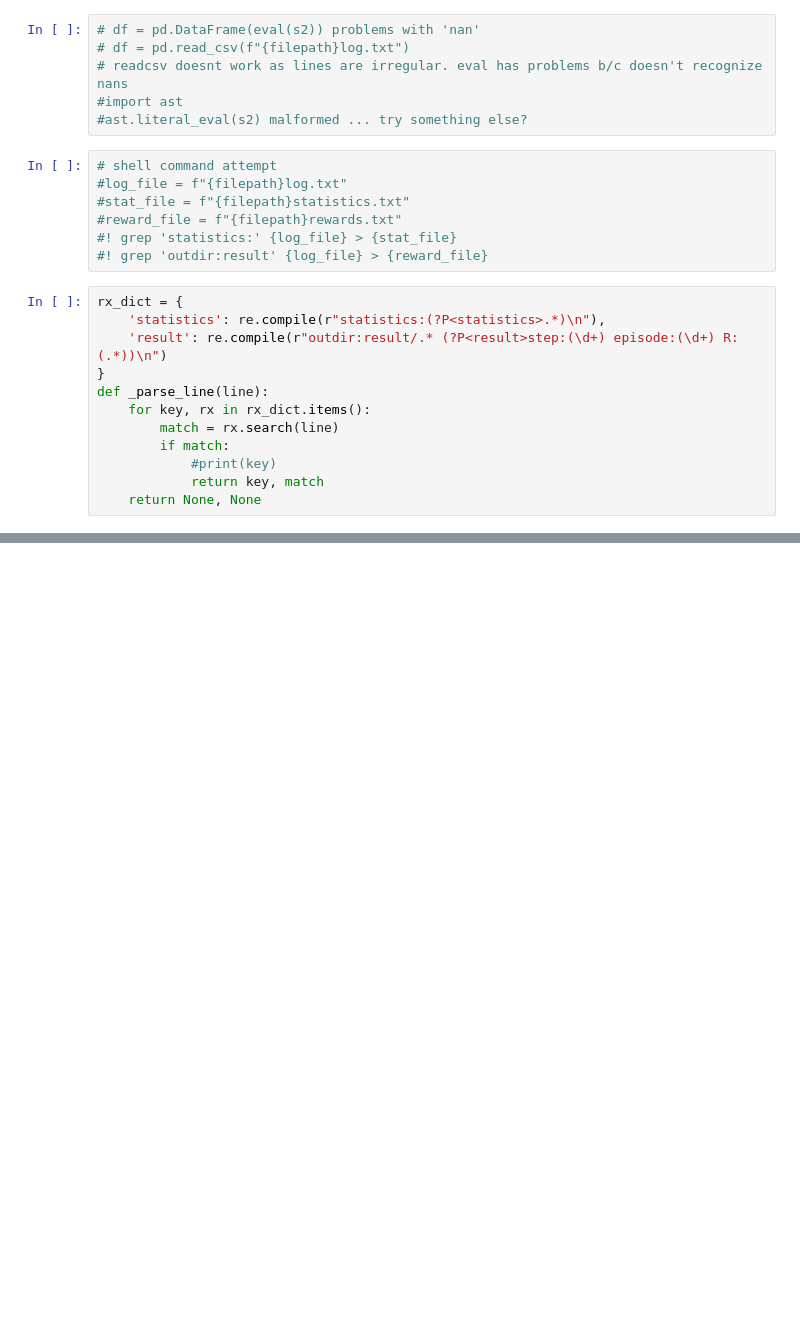
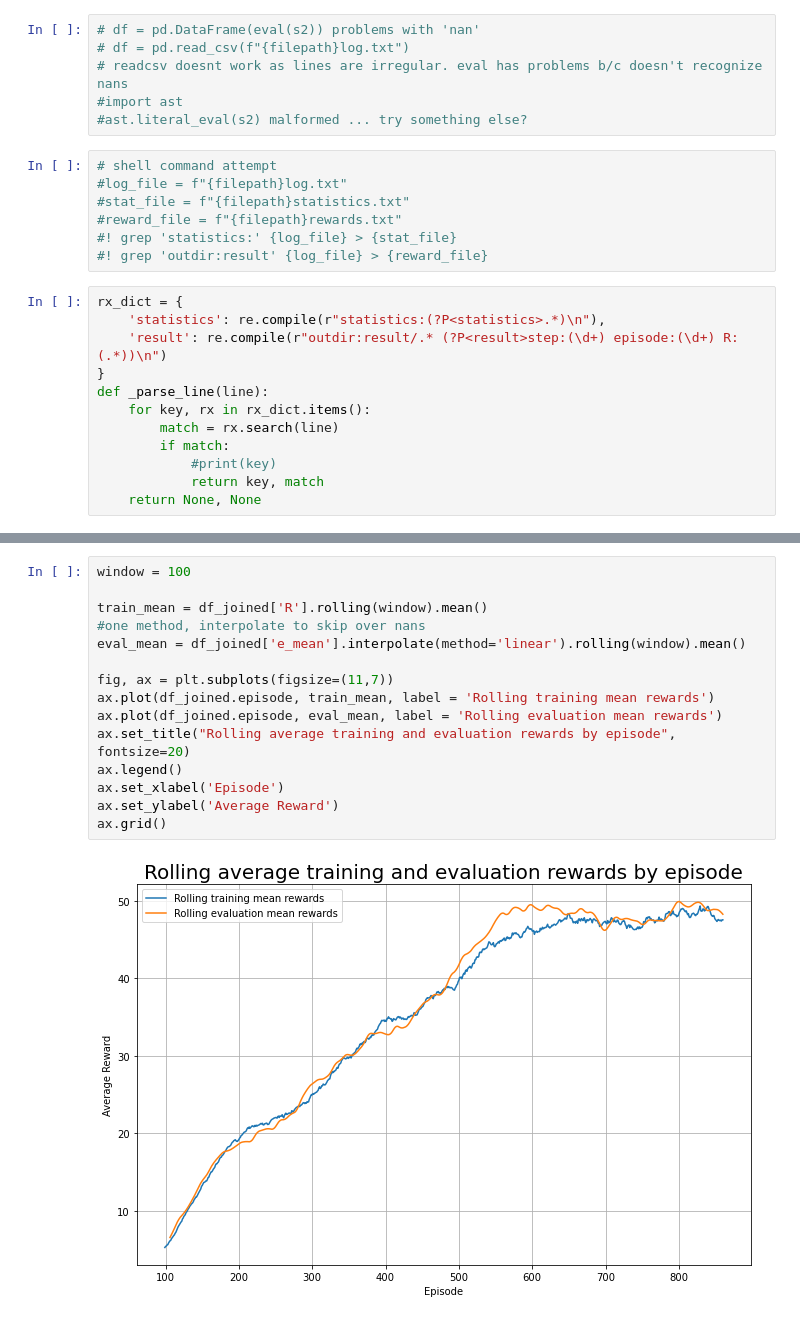
Before and after one commit to NiftyNico/DiamondsInTheRough, a Jupyter notebook: log_parser/log_parser.ipynb, the cells around one changed output, grey strips where cells are left out. Saved outputs shown, nothing was run; the diff lists cells and outputs as text; blank space fills up the shorter version.

```diff
--- a/log_parser/log_parser.ipynb
+++ b/log_parser/log_parser.ipynb
@@ -82,0 +89,17 @@ df
+# %%
+window = 100
+
+train_mean = df_joined['R'].rolling(window).mean()
+#one method, interpolate to skip over nans
+eval_mean = df_joined['e_mean'].interpolate(method='linear').rolling(window).mean()
+
+fig, ax = plt.subplots(figsize=(11,7))
+ax.plot(df_joined.episode, train_mean, label = 'Rolling training mean rewards')
+ax.plot(df_joined.episode, eval_mean, label = 'Rolling evaluation mean rewards')
+ax.set_title("Rolling average training and evaluation rewards by episode", fontsize=20)
+ax.legend()
+ax.set_xlabel('Episode')
+ax.set_ylabel('Average Reward')
+ax.grid()
+# %% [output]
+[figure, added]
```
Also changed, not shown: parts of 11 cells of this notebook.
